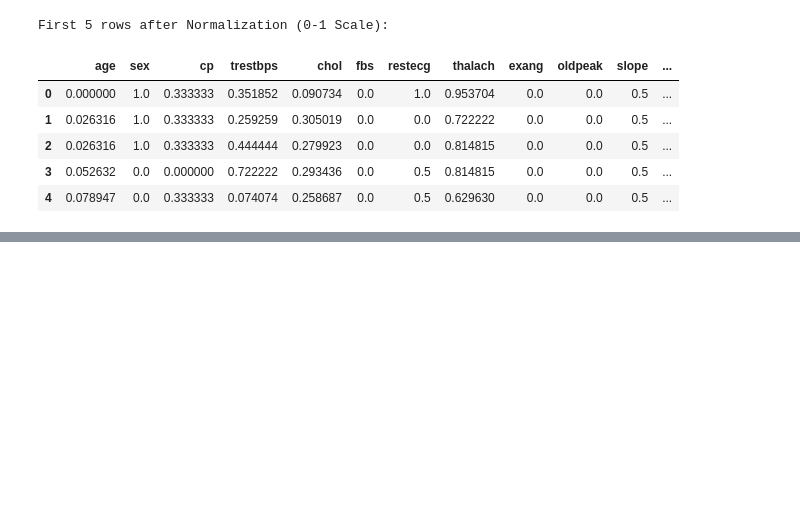
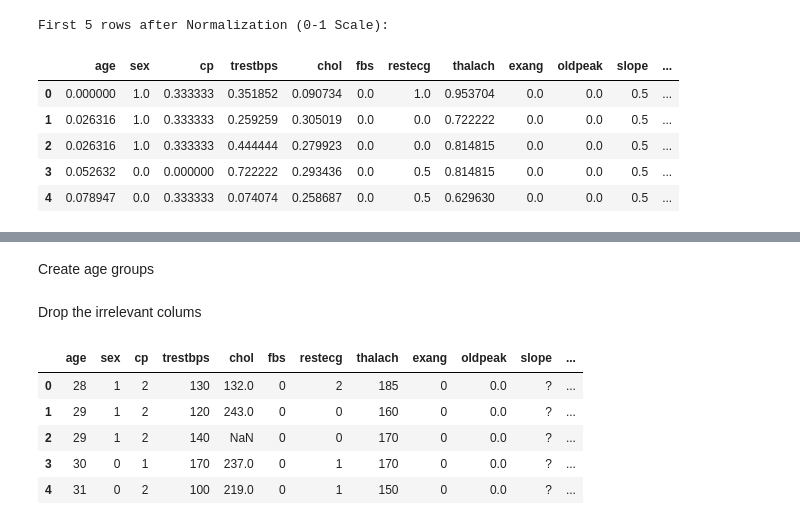
Before and after one commit to Muhammed-Shaahidh/Heart_Attack_Prediction, a Jupyter notebook: Group_34_PipeLine/Heart_Attack_Prediction_G_34.ipynb, the cells around one changed output, grey strips where cells are left out. Saved outputs shown, nothing was run; the diff lists cells and outputs as text; code cells hidden in the pictures; blank space fills up the shorter version.

```diff
--- a/Group_34_PipeLine/Heart_Attack_Prediction_G_34.ipynb
+++ b/Group_34_PipeLine/Heart_Attack_Prediction_G_34.ipynb
@@ -222,0 +225,15 @@ First 5 rows after Standardization (mean = 0, std = 1):
+# %%
+# Convert 'chol' column to numeric, coercing errors to NaN
+df_base['chol'] = pd.to_numeric(df_base['chol'], errors='coerce')
+# %% [markdown]
+Create age groups
+# %%
+# Create age groups
+df_base['age_group'] = pd.cut(df_base['age'],
+                              bins=[0,30,40,50,60,70,100],
+                              labels=['<30','30-39','40-49','50-59','60-69','70+'])
+# %%
+# Create high cholesterol flag
+df_base['high_chol'] = (df_base['chol'] > 240).astype(int)
+# %% [markdown]
+Drop the irrelevant colums
@@ -222,0 +243,9 @@ First 5 rows after Standardization (mean = 0, std = 1):
+# %%
+df_base.head()
+# %% [output]
+|  | age | sex | cp | trestbps | chol | fbs | restecg | thalach | exang | oldpeak | slope | ... |
+| 0 | 28 | 1 | 2 | 130 | 132.0 | 0 | 2 | 185 | 0 | 0.0 | ? | ... |
+| 1 | 29 | 1 | 2 | 120 | 243.0 | 0 | 0 | 160 | 0 | 0.0 | ? | ... |
+| 2 | 29 | 1 | 2 | 140 | NaN | 0 | 0 | 170 | 0 | 0.0 | ? | ... |
+| 3 | 30 | 0 | 1 | 170 | 237.0 | 0 | 1 | 170 | 0 | 0.0 | ? | ... |
+| 4 | 31 | 0 | 2 | 100 | 219.0 | 0 | 1 | 150 | 0 | 0.0 | ? | ... |
```
Also changed, not shown: parts of 2 cells of this notebook.
